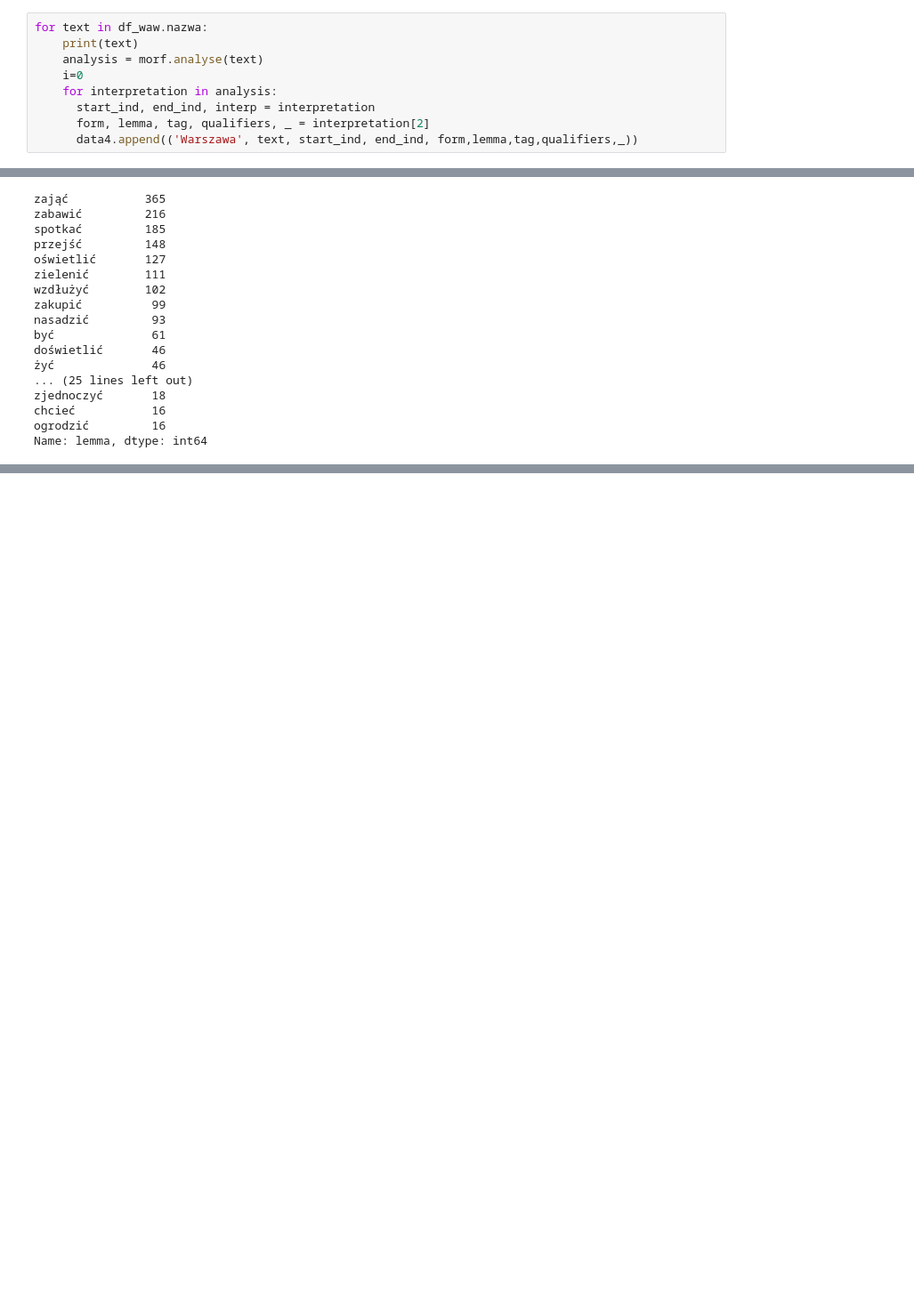
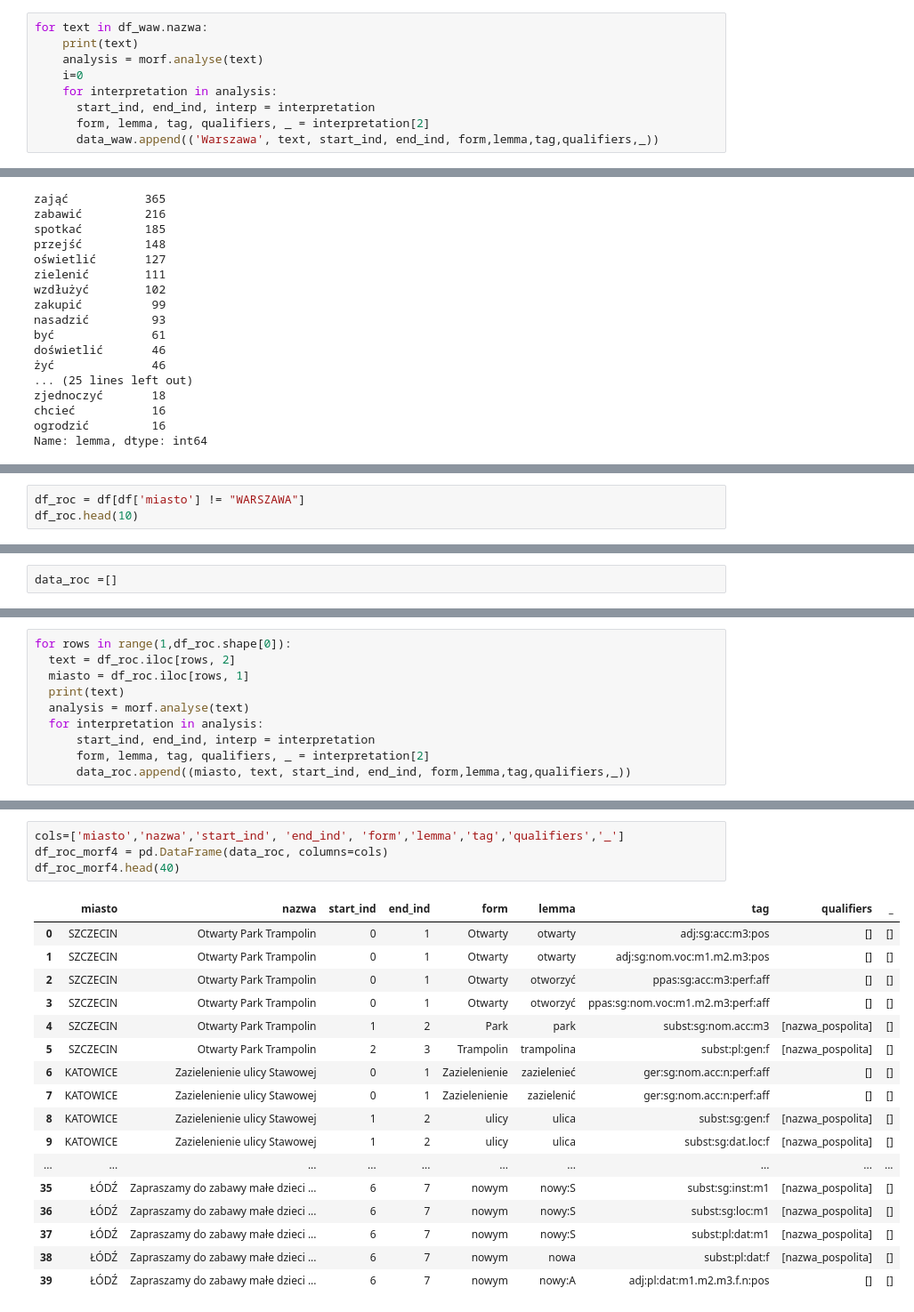
Before and after one commit to malowana/NLP_budzet_obywatelski, a Jupyter notebook: BO_analiza_morfologiczna2.ipynb, the cells around one changed output, grey strips where cells are left out. Shown at 89% size. Drawn from its saved outputs; the diff is of its cells as text; blank space fills up the shorter version.

```diff
--- a/BO_analiza_morfologiczna2.ipynb
+++ b/BO_analiza_morfologiczna2.ipynb
@@ -201,7 +199,7 @@ for text in df_waw.nazwa:
     for interpretation in analysis:
       start_ind, end_ind, interp = interpretation
       form, lemma, tag, qualifiers, _ = interpretation[2]
-      data4.append(('Warszawa', text, start_ind, end_ind, form,lemma,tag,qualifiers,_))
+      data_waw.append(('Warszawa', text, start_ind, end_ind, form,lemma,tag,qualifiers,_))
 # %% [output]
 Domki dla jeży
 Wolskie lato filmowe
@@ -300,0 +272,3 @@ Name: lemma, dtype: int64
+# %%
+df_roc = df[df['miasto'] != "WARSZAWA"]
+df_roc.head(10)
@@ -300,0 +299,2 @@ Name: lemma, dtype: int64
+# %%
+data_roc =[]
@@ -300,0 +310,10 @@ Name: lemma, dtype: int64
+# %%
+for rows in range(1,df_roc.shape[0]):
+  text = df_roc.iloc[rows, 2]
+  miasto = df_roc.iloc[rows, 1]
+  print(text)
+  analysis = morf.analyse(text)
+  for interpretation in analysis:
+      start_ind, end_ind, interp = interpretation
+      form, lemma, tag, qualifiers, _ = interpretation[2]
+      data_roc.append((miasto, text, start_ind, end_ind, form,lemma,tag,qualifiers,_))
@@ -300,0 +338,22 @@ Name: lemma, dtype: int64
+# %%
+cols=['miasto','nazwa','start_ind', 'end_ind', 'form','lemma','tag','qualifiers','_']
+df_roc_morf4 = pd.DataFrame(data_roc, columns=cols)
+df_roc_morf4.head(40)
+# %% [output]
+|  | miasto | nazwa | start_ind | end_ind | form | lemma | tag | qualifiers | _ |
+| 0 | SZCZECIN | Otwarty Park Trampolin | 0 | 1 | Otwarty | otwarty | adj:sg:acc:m3:pos | [] | [] |
+| 1 | SZCZECIN | Otwarty Park Trampolin | 0 | 1 | Otwarty | otwarty | adj:sg:nom.voc:m1.m2.m3:pos | [] | [] |
+| 2 | SZCZECIN | Otwarty Park Trampolin | 0 | 1 | Otwarty | otworzyć | ppas:sg:acc:m3:perf:aff | [] | [] |
+| 3 | SZCZECIN | Otwarty Park Trampolin | 0 | 1 | Otwarty | otworzyć | ppas:sg:nom.voc:m1.m2.m3:perf:aff | [] | [] |
+| 4 | SZCZECIN | Otwarty Park Trampolin | 1 | 2 | Park | park | subst:sg:nom.acc:m3 | [nazwa_pospolita] | [] |
+| 5 | SZCZECIN | Otwarty Park Trampolin | 2 | 3 | Trampolin | trampolina | subst:pl:gen:f | [nazwa_pospolita] | [] |
+| 6 | KATOWICE | Zazielenienie ulicy Stawowej | 0 | 1 | Zazielenienie | zazielenieć | ger:sg:nom.acc:n:perf:aff | [] | [] |
+| 7 | KATOWICE | Zazielenienie ulicy Stawowej | 0 | 1 | Zazielenienie | zazielenić | ger:sg:nom.acc:n:perf:aff | [] | [] |
+| 8 | KATOWICE | Zazielenienie ulicy Stawowej | 1 | 2 | ulicy | ulica | subst:sg:gen:f | [nazwa_pospolita] | [] |
+| 9 | KATOWICE | Zazielenienie ulicy Stawowej | 1 | 2 | ulicy | ulica | subst:sg:dat.loc:f | [nazwa_pospolita] | [] |
+| ... | ... | ... | ... | ... | ... | ... | ... | ... | ... |
+| 35 | ŁÓDŹ | Zapraszamy do zabawy małe dzieci ... | 6 | 7 | nowym | nowy:S | subst:sg:inst:m1 | [nazwa_pospolita] | [] |
+| 36 | ŁÓDŹ | Zapraszamy do zabawy małe dzieci ... | 6 | 7 | nowym | nowy:S | subst:sg:loc:m1 | [nazwa_pospolita] | [] |
+| 37 | ŁÓDŹ | Zapraszamy do zabawy małe dzieci ... | 6 | 7 | nowym | nowy:S | subst:pl:dat:m1 | [nazwa_pospolita] | [] |
+| 38 | ŁÓDŹ | Zapraszamy do zabawy małe dzieci ... | 6 | 7 | nowym | nowa | subst:pl:dat:f | [nazwa_pospolita] | [] |
+| 39 | ŁÓDŹ | Zapraszamy do zabawy małe dzieci ... | 6 | 7 | nowym | nowy:A | adj:pl:dat:m1.m2.m3.f.n:pos | [] | [] |
```
Also changed, not shown: parts of 14 cells of this notebook.
